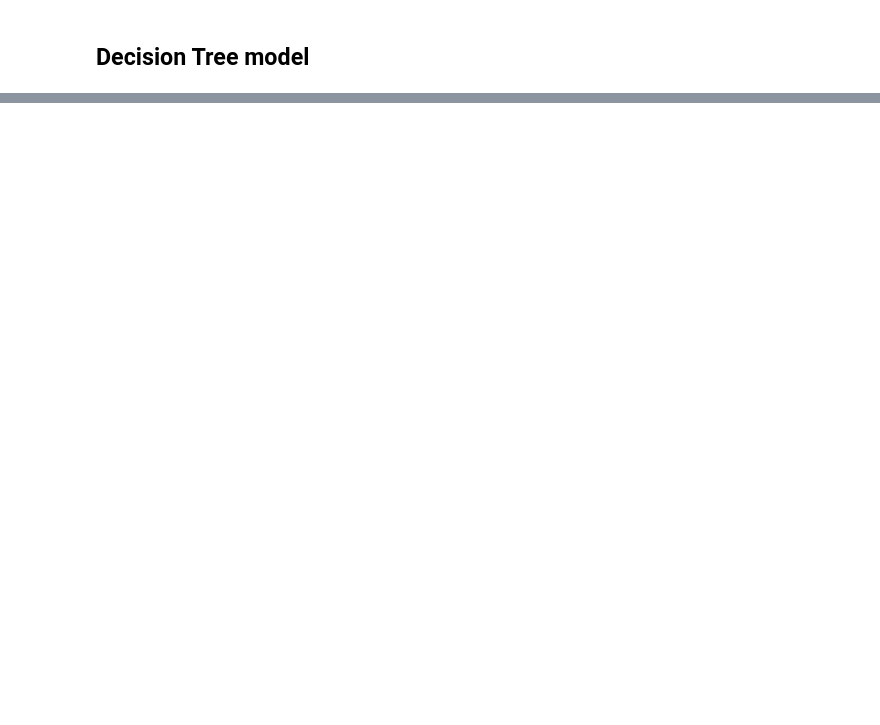
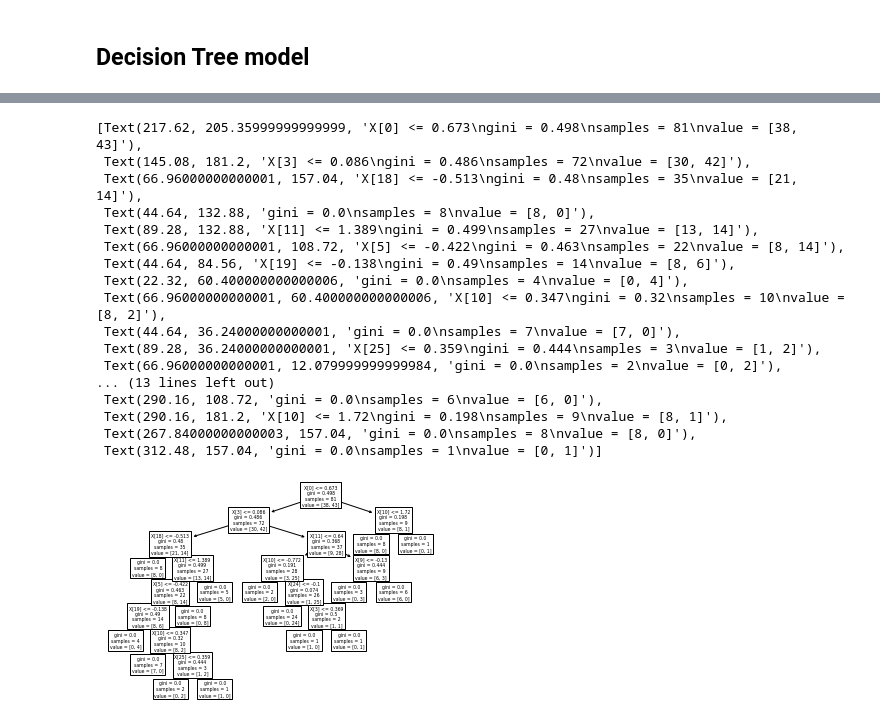
Before and after one commit to eegyolk-ai/eegyolk, a Jupyter notebook: dyslexiaprediction_nadine/ML_on_mmr_data.ipynb, the cells around one changed output, grey strips where cells are left out. Drawn from its saved outputs; the diff is of its cells as text; code cells hidden in the pictures; blank space fills up the shorter version.

```diff
--- a/dyslexiaprediction_nadine/ML_on_mmr_data.ipynb
+++ b/dyslexiaprediction_nadine/ML_on_mmr_data.ipynb
@@ -273,3 +273,24 @@ array([0, 0, 1, 1, 1, 0, 0, 0, 1, 0, 0, 1, 1, 1, 1, 1, 0, 0], dtype=int64)
+# %%
+tree.plot_tree(dt)
+# %% [output]
+[Text(217.62, 205.35999999999999, 'X[0] <= 0.673\ngini = 0.498\nsamples = 81\nvalue = [38, 43]'),
+ Text(145.08, 181.2, 'X[3] <= 0.086\ngini = 0.486\nsamples = 72\nvalue = [30, 42]'),
+ Text(66.96000000000001, 157.04, 'X[18] <= -0.513\ngini = 0.48\nsamples = 35\nvalue = [21, 14]'),
+ Text(44.64, 132.88, 'gini = 0.0\nsamples = 8\nvalue = [8, 0]'),
+ Text(89.28, 132.88, 'X[11] <= 1.389\ngini = 0.499\nsamples = 27\nvalue = [13, 14]'),
+ Text(66.96000000000001, 108.72, 'X[5] <= -0.422\ngini = 0.463\nsamples = 22\nvalue = [8, 14]'),
+ Text(44.64, 84.56, 'X[19] <= -0.138\ngini = 0.49\nsamples = 14\nvalue = [8, 6]'),
+ Text(22.32, 60.400000000000006, 'gini = 0.0\nsamples = 4\nvalue = [0, 4]'),
+ Text(66.96000000000001, 60.400000000000006, 'X[10] <= 0.347\ngini = 0.32\nsamples = 10\nvalue = [8, 2]'),
+ Text(44.64, 36.24000000000001, 'gini = 0.0\nsamples = 7\nvalue = [7, 0]'),
+ Text(89.28, 36.24000000000001, 'X[25] <= 0.359\ngini = 0.444\nsamples = 3\nvalue = [1, 2]'),
+ Text(66.96000000000001, 12.079999999999984, 'gini = 0.0\nsamples = 2\nvalue = [0, 2]'),
+... (13 lines left out)
+ Text(290.16, 108.72, 'gini = 0.0\nsamples = 6\nvalue = [6, 0]'),
+ Text(290.16, 181.2, 'X[10] <= 1.72\ngini = 0.198\nsamples = 9\nvalue = [8, 1]'),
+ Text(267.84000000000003, 157.04, 'gini = 0.0\nsamples = 8\nvalue = [8, 0]'),
+ Text(312.48, 157.04, 'gini = 0.0\nsamples = 1\nvalue = [0, 1]')]
+[figure, added]
 # %%
 cm = confusion_matrix(y_test, y_pred)
 ax= plt.subplot()
```
Also changed, not shown: parts of 11 cells of this notebook, 2 other files.
